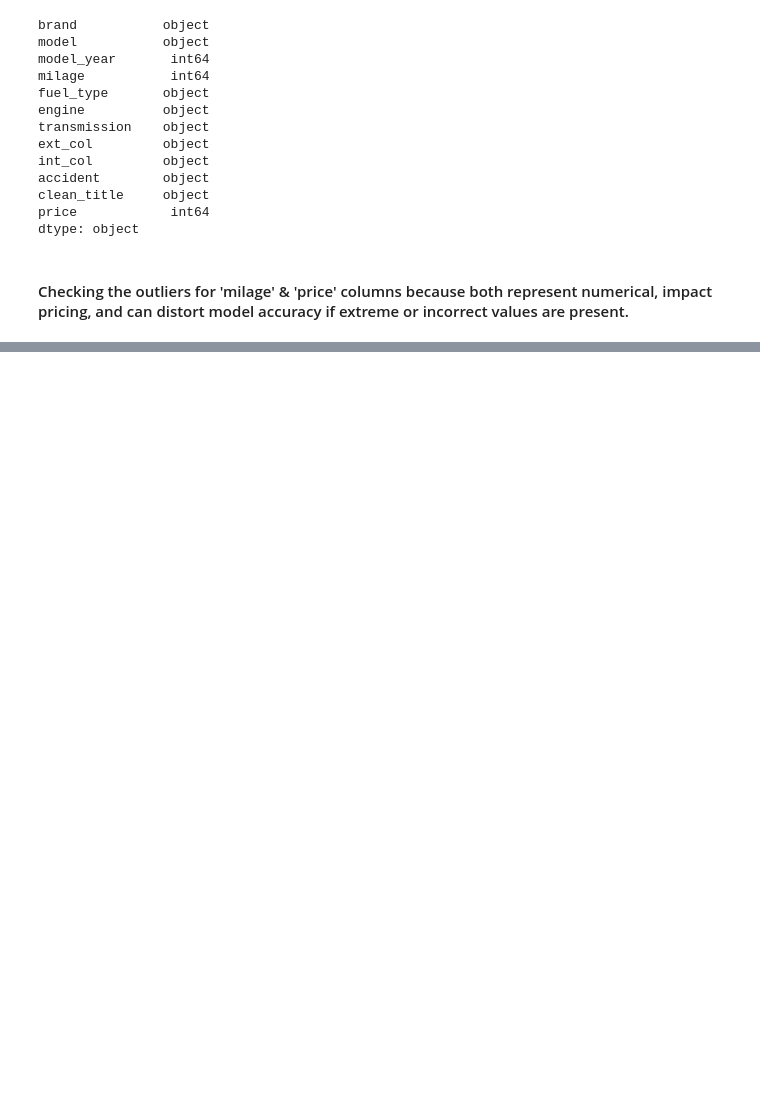
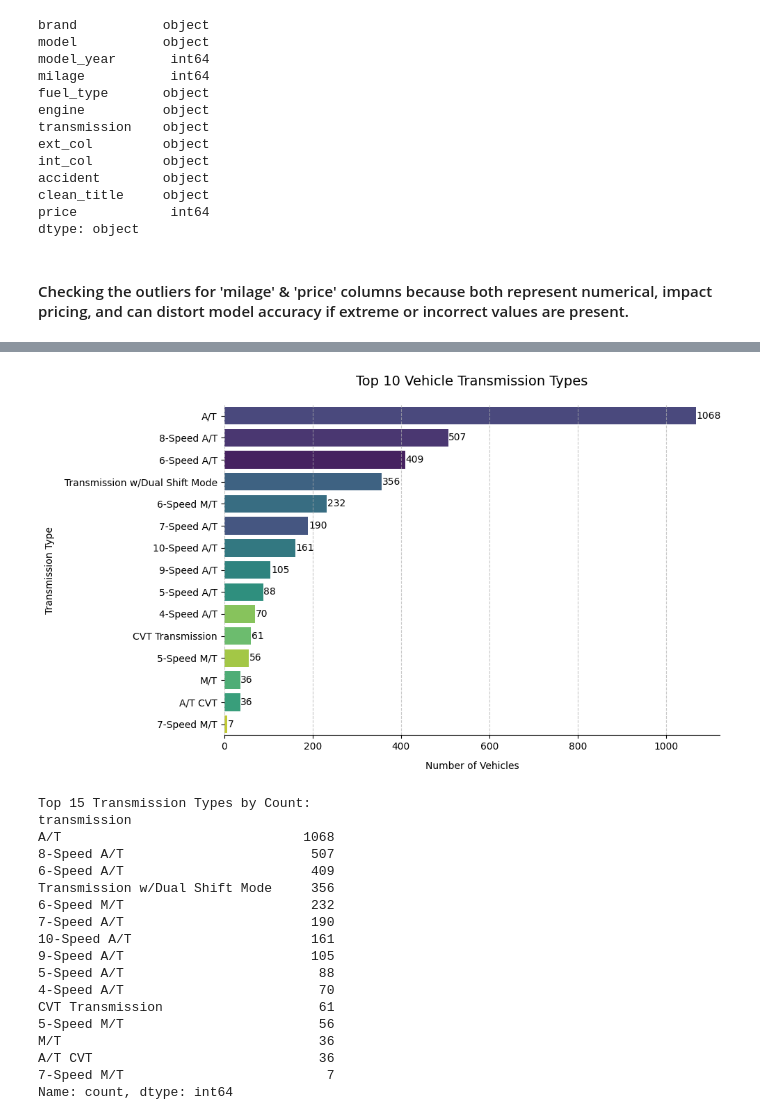
Before and after one commit to saadkhan710/Used-car-price-prediction, a Jupyter notebook: predicting_used_car_prices.ipynb, the cells around one changed output, grey strips where cells are left out. Saved outputs shown, nothing was run; the diff lists cells and outputs as text; code cells hidden in the pictures; blank space fills up the shorter version.

```diff
--- a/predicting_used_car_prices.ipynb
+++ b/predicting_used_car_prices.ipynb
@@ -251,0 +442,56 @@ Shape after dropping outliers: (3034, 12)
+# %%
+plt.figure(figsize=(10, 6))
+
+# Get top 10 transmission types
+top_transmissions = df['transmission'].value_counts().head(15).index
+
+ax = sns.countplot(
+    data=df[df['transmission'].isin(top_transmissions)],  # Filter for top 10
+    y='transmission',
+    hue='transmission',
+    palette='viridis',
+    legend=False,
+    order=top_transmissions  # Use our pre-computed top 10
+)
+
+# Add value annotations
+for p in ax.patches:
+    width = p.get_width()
+    ax.text(width + 1,
+            p.get_y() + p.get_height()/2.,
+            f'{int(width)}',
+            ha='left',
+            va='center')
+
+plt.title('Top 10 Vehicle Transmission Types', pad=20, fontsize=14)
+plt.xlabel('Number of Vehicles', labelpad=10)
+plt.ylabel('Transmission Type', labelpad=10)
+plt.grid(axis='x', linestyle='--', alpha=0.7)
+
+sns.despine(left=True)
+plt.tight_layout()
+plt.show()
+
+# Print the exact counts for reference
+print("\nTop 15 Transmission Types by Count:")
+print(df['transmission'].value_counts().head(15))
+# %% [output]
+[figure, added]
+Top 15 Transmission Types by Count:
+transmission
+A/T                               1068
+8-Speed A/T                        507
+6-Speed A/T                        409
+Transmission w/Dual Shift Mode     356
+6-Speed M/T                        232
+7-Speed A/T                        190
+10-Speed A/T                       161
+9-Speed A/T                        105
+5-Speed A/T                         88
+4-Speed A/T                         70
+CVT Transmission                    61
+5-Speed M/T                         56
+M/T                                 36
+A/T CVT                             36
+7-Speed M/T                          7
+Name: count, dtype: int64
```
Also changed, not shown: parts of 16 cells of this notebook.
